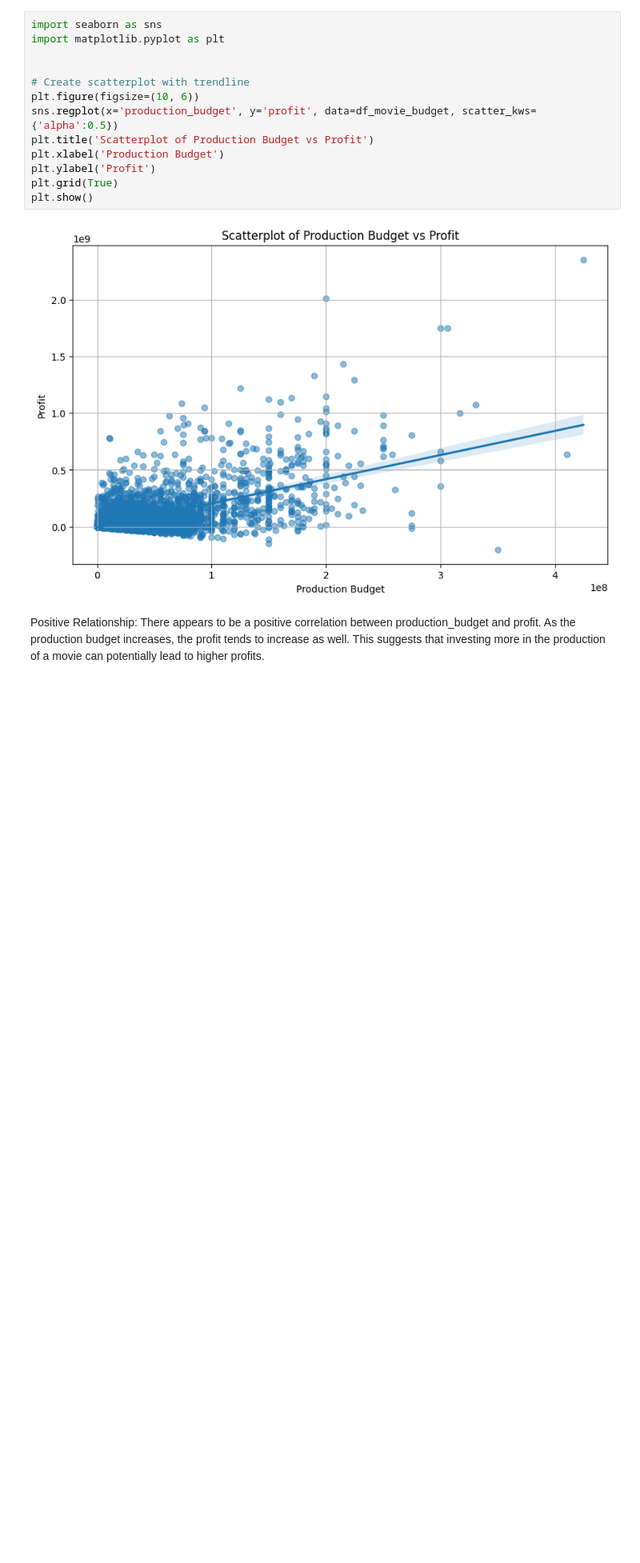
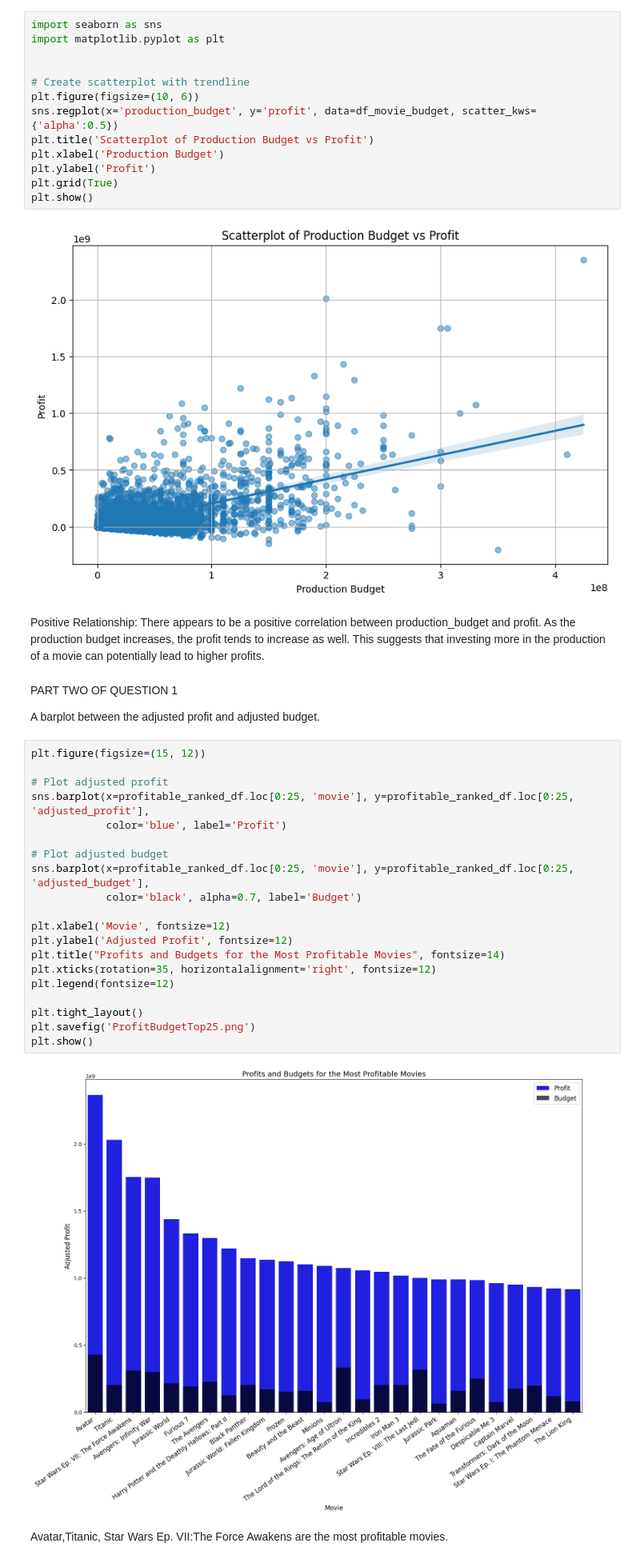
Before and after one commit to Njeri-Ndura/Microsoft_movie_analysis, a Jupyter notebook: student.ipynb, the cells around one changed output. Shown at 80% size. Saved outputs shown, nothing was run; the diff lists cells and outputs as text; blank space fills up the shorter version.

Commit message:
finish first question

```diff
--- a/student.ipynb
+++ b/student.ipynb
@@ -231,3 +231,31 @@ plt.show()
 [figure]
 # %% [markdown]
 Positive Relationship: There appears to be a positive correlation between production_budget and profit. As the production budget increases, the profit tends to increase as well. This suggests that investing more in the production of a movie can potentially lead to higher profits.
+# %% [markdown]
+PART TWO OF QUESTION 1
+
+A barplot between the adjusted profit and adjusted budget.
+# %%
+plt.figure(figsize=(15, 12))
+
+# Plot adjusted profit
+sns.barplot(x=profitable_ranked_df.loc[0:25, 'movie'], y=profitable_ranked_df.loc[0:25, 'adjusted_profit'],
+            color='blue', label='Profit')
+
+# Plot adjusted budget
+sns.barplot(x=profitable_ranked_df.loc[0:25, 'movie'], y=profitable_ranked_df.loc[0:25, 'adjusted_budget'],
+            color='black', alpha=0.7, label='Budget')
+
+plt.xlabel('Movie', fontsize=12)
+plt.ylabel('Adjusted Profit', fontsize=12)
+plt.title("Profits and Budgets for the Most Profitable Movies", fontsize=14)
+plt.xticks(rotation=35, horizontalalignment='right', fontsize=12)
+plt.legend(fontsize=12)
+
+plt.tight_layout()
+plt.savefig('ProfitBudgetTop25.png')
+plt.show()
+# %% [output]
+[figure, added]
+# %% [markdown]
+Avatar,Titanic, Star Wars Ep. VII:The Force Awakens are the most profitable movies.
```
